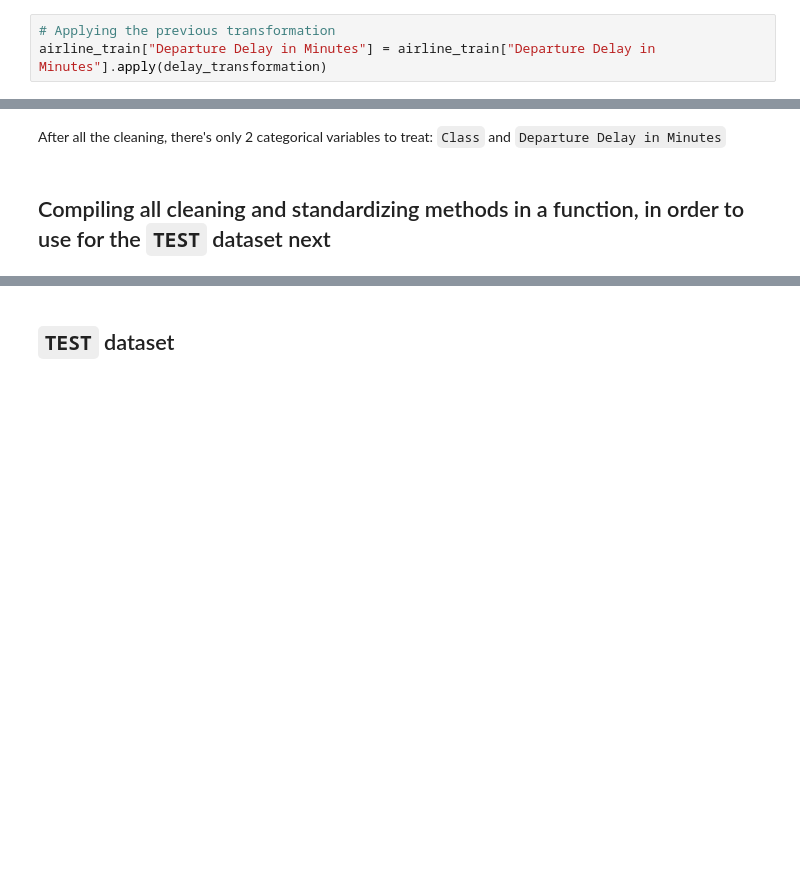
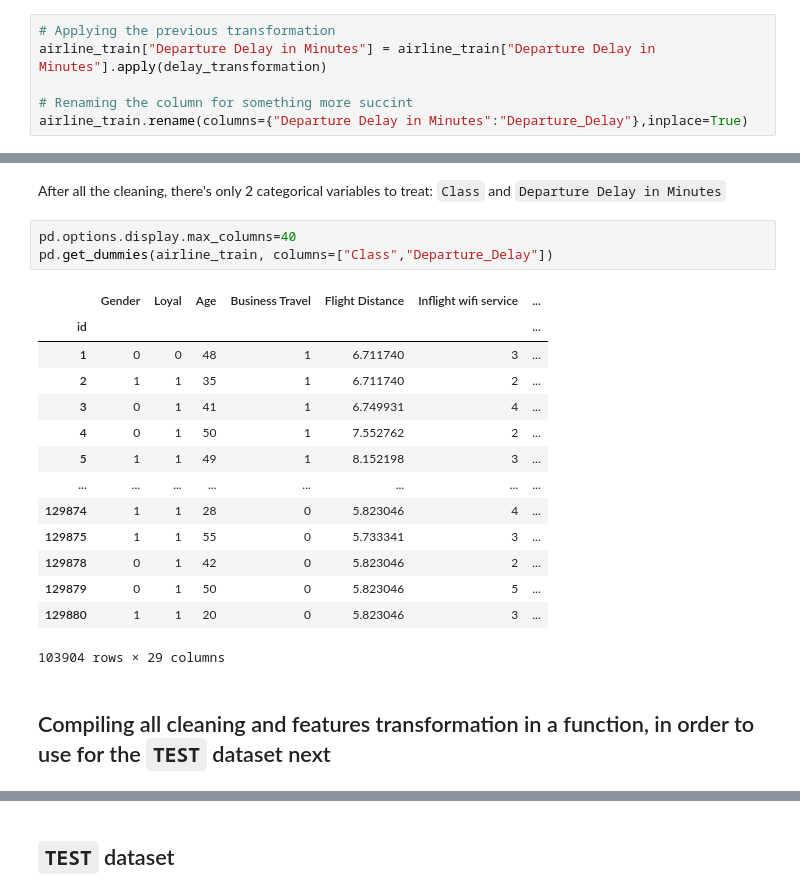
Before and after one commit to leo-cavalcante/airline-passenger-satisfaction, a Jupyter notebook: Airline Passenger Satisfaction.ipynb, the cells around one changed output, grey strips where cells are left out. Drawn from its saved outputs; the diff is of its cells as text; blank space fills up the shorter version.

```diff
--- a/Airline Passenger Satisfaction.ipynb
+++ b/Airline Passenger Satisfaction.ipynb
@@ -559,6 +560,9 @@ Name: Departure Delay in Minutes, dtype: float64
 # %%
 # Applying the previous transformation
 airline_train["Departure Delay in Minutes"] = airline_train["Departure Delay in Minutes"].apply(delay_transformation)
+
+# Renaming the column for something more succint
+airline_train.rename(columns={"Departure Delay in Minutes":"Departure_Delay"},inplace=True)
 # %% [markdown]
 ## Creating dummies for the categorical variables
 # %%
@@ -583,8 +587,26 @@ Satisfied                              int64
 dtype: object
 # %% [markdown]
 After all the cleaning, there's only 2 categorical variables to treat: `Class` and `Departure Delay in Minutes`
+# %%
+pd.options.display.max_columns=40
+pd.get_dummies(airline_train, columns=["Class","Departure_Delay"])
+# %% [output]
+|  | Gender | Loyal | Age | Business Travel | Flight Distance | Inflight wifi service | ... |
+| id |  |  |  |  |  |  | ... |
+| 1 | 0 | 0 | 48 | 1 | 6.711740 | 3 | ... |
+| 2 | 1 | 1 | 35 | 1 | 6.711740 | 2 | ... |
+| 3 | 0 | 1 | 41 | 1 | 6.749931 | 4 | ... |
+| 4 | 0 | 1 | 50 | 1 | 7.552762 | 2 | ... |
+| 5 | 1 | 1 | 49 | 1 | 8.152198 | 3 | ... |
+| ... | ... | ... | ... | ... | ... | ... | ... |
+| 129874 | 1 | 1 | 28 | 0 | 5.823046 | 4 | ... |
+| 129875 | 1 | 1 | 55 | 0 | 5.733341 | 3 | ... |
+| 129878 | 0 | 1 | 42 | 0 | 5.823046 | 2 | ... |
+| 129879 | 0 | 1 | 50 | 0 | 5.823046 | 5 | ... |
+| 129880 | 1 | 1 | 20 | 0 | 5.823046 | 3 | ... |
+103904 rows × 29 columns
 # %% [markdown]
-## Compiling all cleaning and standardizing methods in a function, in order to use for the `TEST` dataset next
+## Compiling all cleaning and features transformation in a function, in order to use for the `TEST` dataset next
 # %%
 def clean_dataset(df):
 
```
Also changed, not shown: parts of 29 cells of this notebook.
